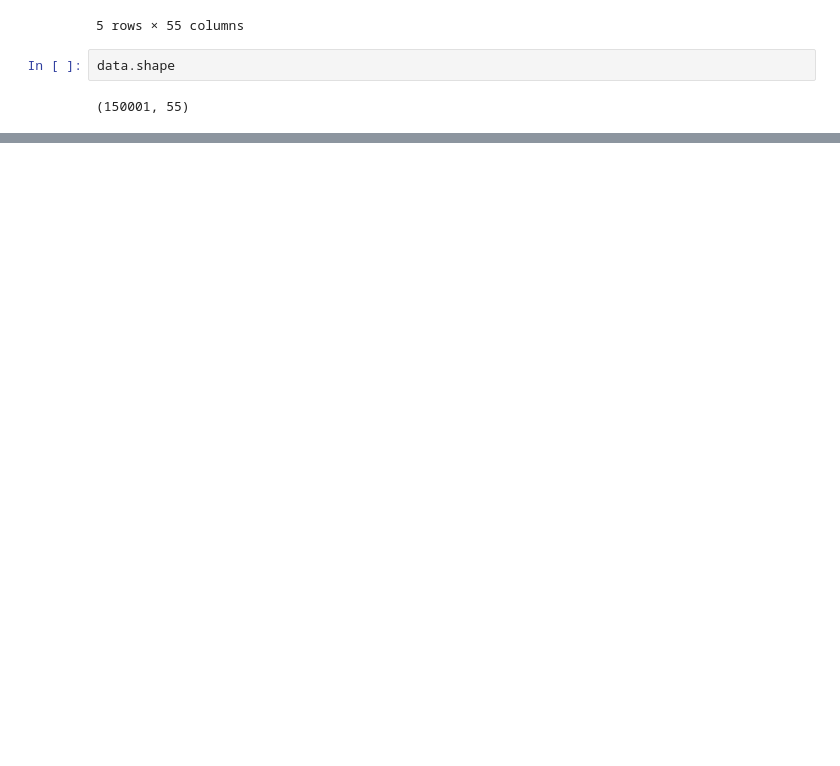
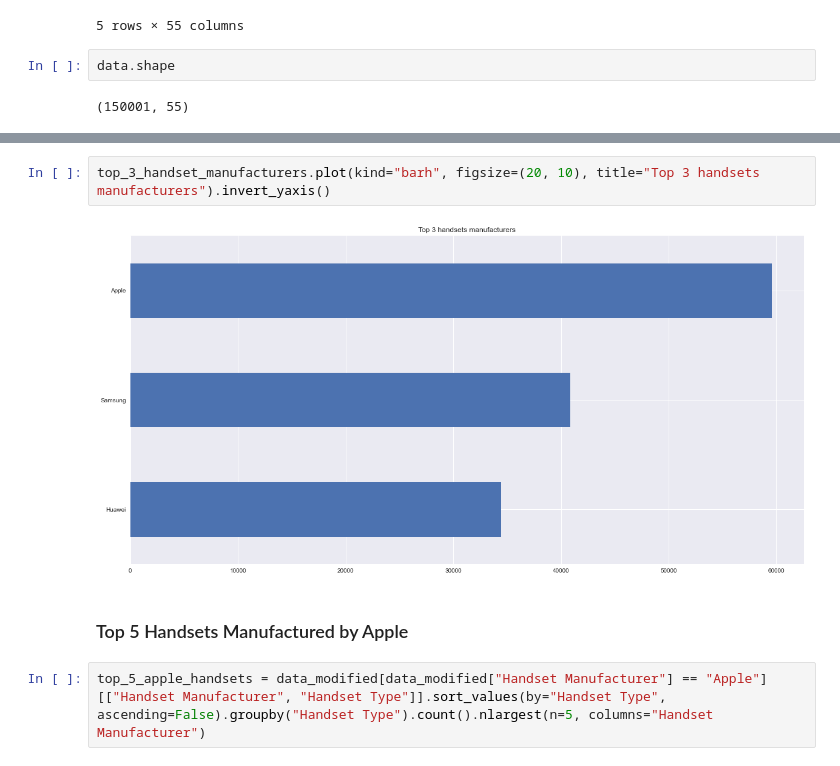
Before and after one commit to nahomfix/TellCo-Analysis, a Jupyter notebook: notebooks/eda.ipynb, the cells around one changed output, grey strips where cells are left out. Drawn from its saved outputs; the diff is of its cells as text; blank space fills up the shorter version.

```diff
--- a/notebooks/eda.ipynb
+++ b/notebooks/eda.ipynb
@@ -42,0 +84,8 @@ Index(['Bearer Id', 'Start', 'Start ms', 'End', 'End ms', 'Dur. (ms)', 'IMSI',
+# %%
+top_3_handset_manufacturers.plot(kind="barh", figsize=(20, 10), title="Top 3 handsets manufacturers").invert_yaxis()
+# %% [output]
+[figure, added]
+# %% [markdown]
+### Top 5 Handsets Manufactured by Apple
+# %%
+top_5_apple_handsets = data_modified[data_modified["Handset Manufacturer"] == "Apple"][["Handset Manufacturer", "Handset Type"]].sort_values(by="Handset Type", ascending=False).groupby("Handset Type").count().nlargest(n=5, columns="Handset Manufacturer")
```
Also changed, not shown: parts of 24 cells of this notebook.
